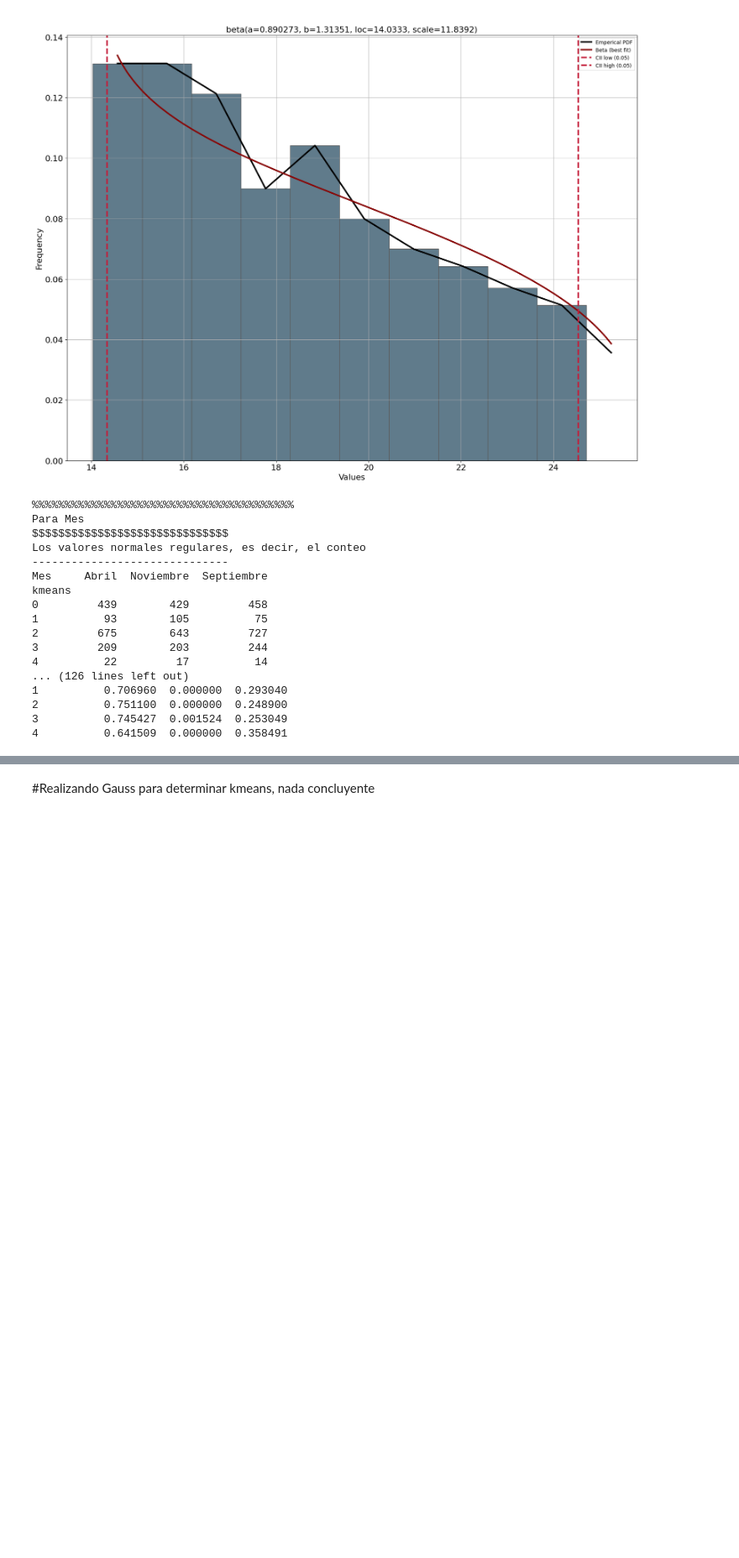
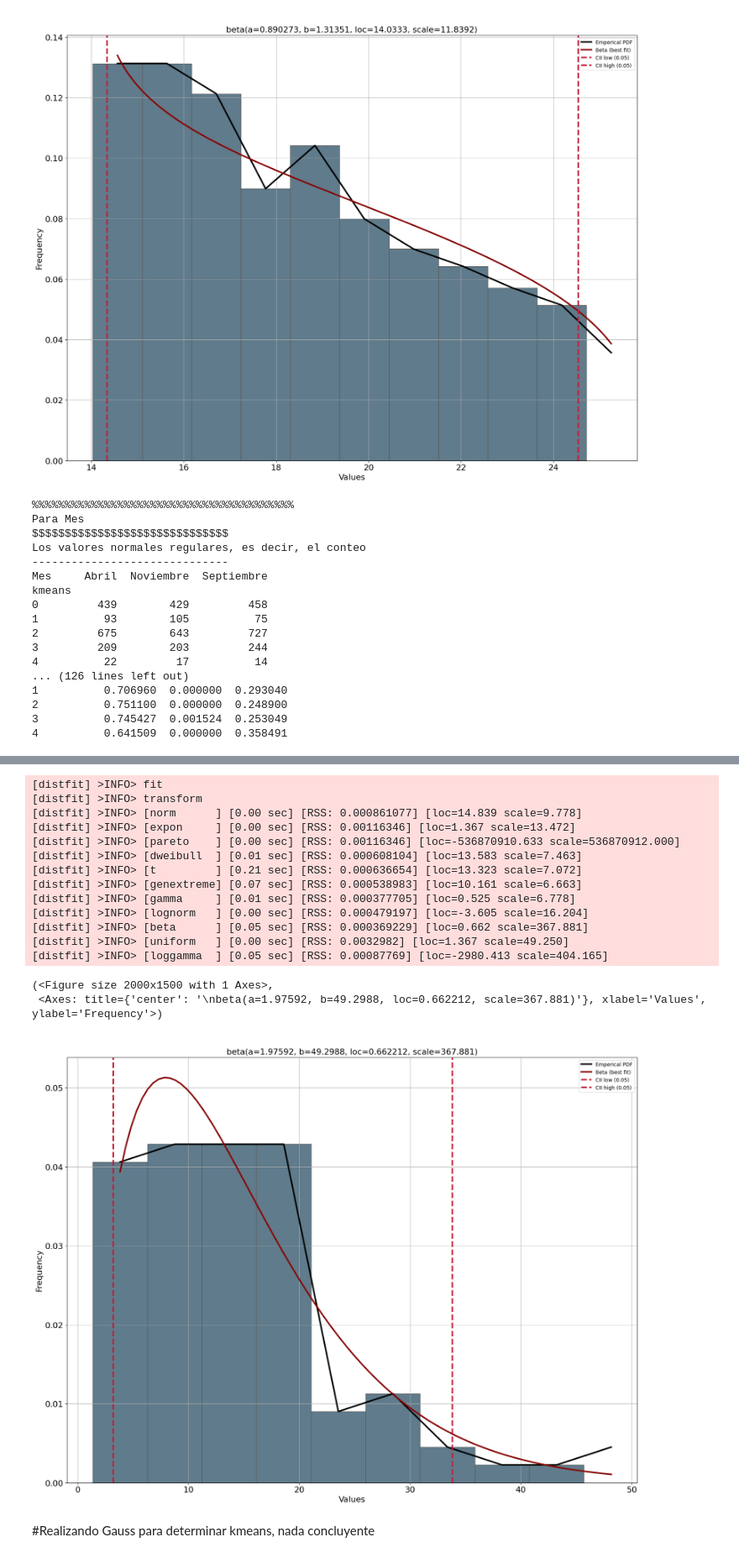
Before and after one commit to TonioFlag/ProyectoFinalColas, a Jupyter notebook: kmeans.ipynb, the cells around one changed output, grey strips where cells are left out. Shown at 84% size. Saved outputs shown, nothing was run; the diff lists cells and outputs as text; code cells hidden in the pictures; blank space fills up the shorter version.

```diff
--- a/kmeans.ipynb
+++ b/kmeans.ipynb
@@ -470,3 +564,25 @@ base
+# %%
+dfit = distfit()
+results2 = dfit.fit_transform(arribo[(arribo['intervalo']==15)]['min_cliente'])
+results2['summary'].to_excel("grupo_intervalo_15.xlsx")
+dfit.plot()
+# %% [output]
+[distfit] >INFO> fit
+[distfit] >INFO> transform
+[distfit] >INFO> [norm      ] [0.00 sec] [RSS: 0.000861077] [loc=14.839 scale=9.778]
+[distfit] >INFO> [expon     ] [0.00 sec] [RSS: 0.00116346] [loc=1.367 scale=13.472]
+[distfit] >INFO> [pareto    ] [0.00 sec] [RSS: 0.00116346] [loc=-536870910.633 scale=536870912.000]
+[distfit] >INFO> [dweibull  ] [0.01 sec] [RSS: 0.000608104] [loc=13.583 scale=7.463]
+[distfit] >INFO> [t         ] [0.21 sec] [RSS: 0.000636654] [loc=13.323 scale=7.072]
+[distfit] >INFO> [genextreme] [0.07 sec] [RSS: 0.000538983] [loc=10.161 scale=6.663]
+[distfit] >INFO> [gamma     ] [0.01 sec] [RSS: 0.000377705] [loc=0.525 scale=6.778]
+[distfit] >INFO> [lognorm   ] [0.00 sec] [RSS: 0.000479197] [loc=-3.605 scale=16.204]
+[distfit] >INFO> [beta      ] [0.05 sec] [RSS: 0.000369229] [loc=0.662 scale=367.881]
+[distfit] >INFO> [uniform   ] [0.00 sec] [RSS: 0.0032982] [loc=1.367 scale=49.250]
+[distfit] >INFO> [loggamma  ] [0.05 sec] [RSS: 0.00087769] [loc=-2980.413 scale=404.165]
+(<Figure size 2000x1500 with 1 Axes>,
+ <Axes: title={'center': '\nbeta(a=1.97592, b=49.2988, loc=0.662212, scale=367.881)'}, xlabel='Values', ylabel='Frequency'>)
+[figure, added]
 # %% [markdown]
 #Realizando Gauss para determinar kmeans, nada concluyente
 # %%
```
Also changed, not shown: parts of 18 cells of this notebook.
